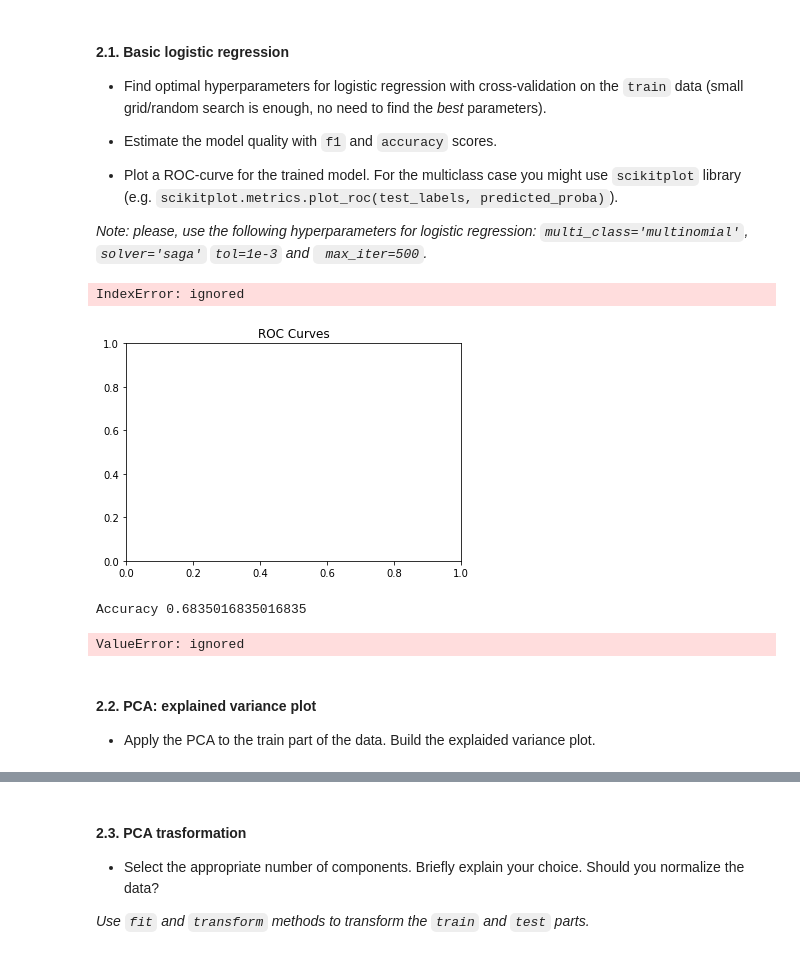
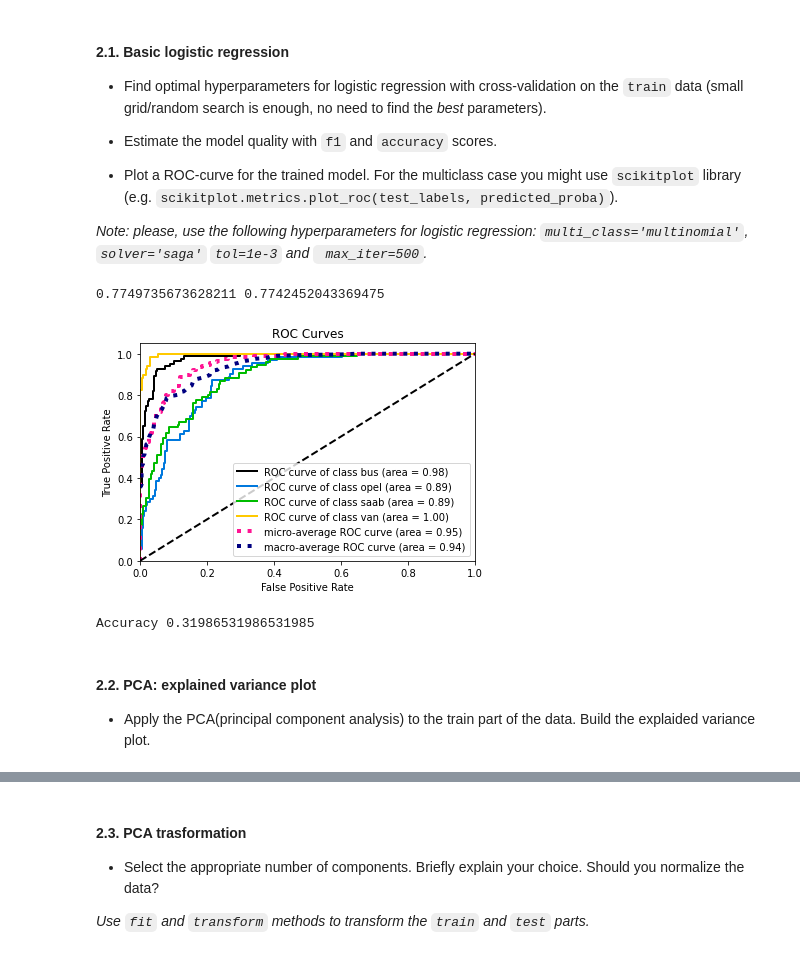
Before and after one commit to pascaltll/ML_Homework, a Jupyter notebook: lab01_ml_pipeline/Lab1_part2_ml_pipeline.ipynb, the cells around one changed output, grey strips where cells are left out. Saved outputs shown, nothing was run; the diff lists cells and outputs as text; code cells hidden in the pictures.

Commit message:
lab1-part1

```diff
--- a/lab01_ml_pipeline/Lab1_part2_ml_pipeline.ipynb
+++ b/lab01_ml_pipeline/Lab1_part2_ml_pipeline.ipynb
@@ -121,3 +117,18 @@ Here you are supposed to perform the desired transformations. Please, explain yo
+# %%
+### YOUR CODE
+X_train_2 = X_train
+X_test_2 = X_test
+y_train_2 = y_train
+y_test_2 = y_test
+# %%
+
+### YOUR CODE
+#normalise z = (x - u) / s
+from sklearn import preprocessing
+scaler = StandardScaler()
+X_train_2 = scaler.fit_transform(X_train_2)
+# note that the test set using the fitted scaler in train dataset to transform in the test set
+X_test_2 = scaler.transform(X_test_2)
 # %% [markdown]
 #### 2.1. Basic logistic regression
 * Find optimal hyperparameters for logistic regression with cross-validation on the `train` data (small grid/random search is enough, no need to find the *best* parameters).
@@ -130,36 +141,19 @@ Here you are supposed to perform the desired transformations. Please, explain yo
 ### YOUR CODE HERE
 import scikitplot as skplt
 import matplotlib.pyplot as plt
-from sklearn.metrics import roc_auc_score
-from sklearn.metrics import classification_report
+from sklearn.model_selection import cross_val_score
+from sklearn.metrics import f1_score
+from sklearn.linear_model import LogisticRegression
 
 model = LogisticRegression(solver='saga',multi_class='multinomial',max_iter=500,tol=1e-3)
-model.fit(X_train, y_train)
-lr_probs = model.predict_proba(X_train)[::,1]
-y_pred = model.predict(X_test)
 
-a = classification_report(y_test,y_pred)
-a
+model.fit(X_train_2, y_train_2)
 
+y_proba = model.predict_proba(X_test_2)
 
-y_pred_proba = model.predict_proba(X_test)[::,1]
-#fpr, tpr, _ = metrics.roc_curve(y_test,  y_pred_proba)
-#auc = metrics.roc_auc_score(y_test, y_pred_proba)
-skplt.metrics.plot_roc(X_test, lr_probs)
-plt.show()
+scores_f1 = cross_val_score(model, X_train_2, y_train_2, cv=5, scoring='f1_macro')
+scores_accuracy = cross_val_score(model, X_train_2, y_train_2, cv=5, scoring='accuracy')
+
+print (scores_f1.mean(),scores_accuracy.mean())
 # %% [output]
-IndexError: ignored
+0.7749735673628211 0.7742452043369475
-[figure, removed]
-# %%
-print("Accuracy", metrics.accuracy_score(y_test, y_pred))
-# %% [output]
-Accuracy 0.6835016835016835
-# %%
-y_pred_proba = model.predict_proba(X_test)[::,1]
-fpr, tpr, _ = metrics.roc_curve(y_test,  y_pred_proba)
-auc = metrics.roc_auc_score(y_test, y_pred_proba)
-plt.plot(fpr,tpr,label="data 1, auc="+str(auc))
-plt.legend(loc=4)
-plt.show()
-# %% [output]
-ValueError: ignored
@@ -166,3 +162,14 @@ ValueError: ignored
+# %%
+skplt.metrics.plot_roc_curve(y_test, y_proba)
+plt.show()
+# %% [output]
+[figure, added]
+# %%
+from sklearn.metrics import accuracy_score
+print("Accuracy", accuracy_score(y_test, y_pred))
+#0.7946127946127947 max score
+# %% [output]
+Accuracy 0.31986531986531985
 # %%
 # You might use this command to install scikit-plot.
 # Warning, if you a running locally, don't call pip from within jupyter, call it from terminal in the corresponding
@@ -171,4 +178,4 @@ ValueError: ignored
 # ! pip install scikit-plot
 # %% [markdown]
 #### 2.2. PCA: explained variance plot
-* Apply the PCA to the train part of the data. Build the explaided variance plot.
+* Apply the PCA(principal component analysis) to the train part of the data. Build the explaided variance plot.
```
Also changed, not shown: parts of 24 cells of this notebook, 2 other files.
